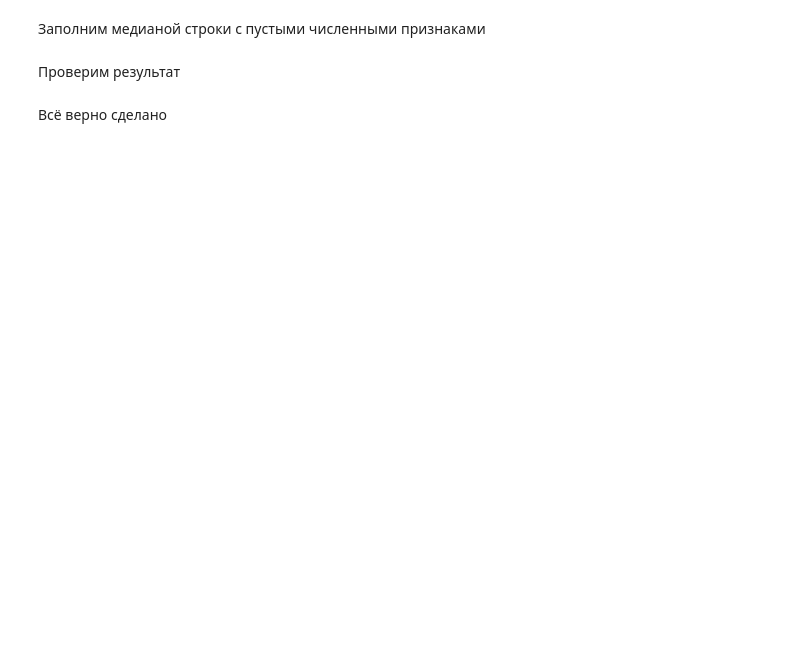
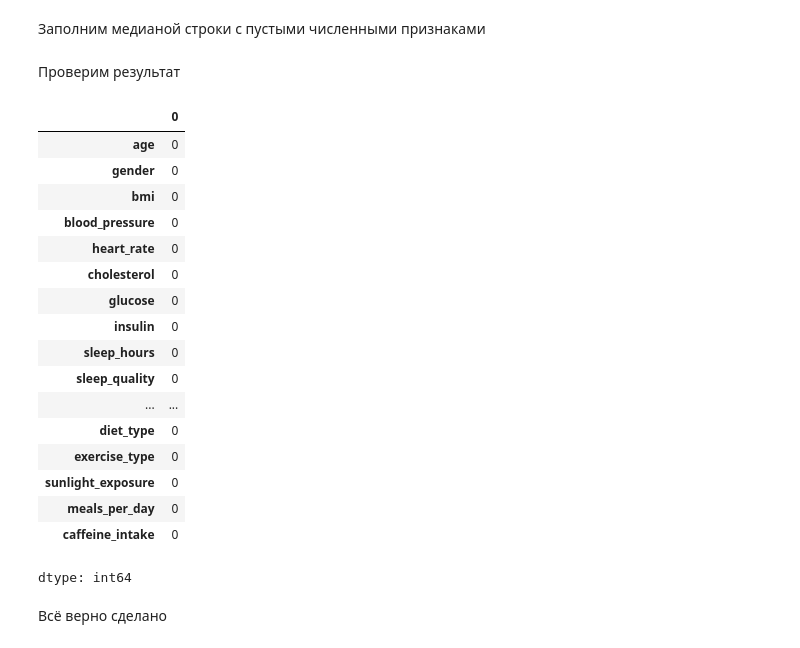
Before and after one commit to brick1ng5654/course-3, a Jupyter notebook: boml/lab_01/boml_lab01.ipynb, the cells around one changed output. Drawn from its saved outputs; the diff is of its cells as text; code cells hidden in the pictures; blank space fills up the shorter version.

```diff
--- a/boml/lab_01/boml_lab01.ipynb
+++ b/boml/lab_01/boml_lab01.ipynb
@@ -161,6 +293,25 @@ for col in df.columns:
 # %% [markdown]
 Проверим результат
 # %%
-df.isna().sum()
+X_train.isna().sum()
+# %% [output]
+|  | 0 |
+| age | 0 |
+| gender | 0 |
+| bmi | 0 |
+| blood_pressure | 0 |
+| heart_rate | 0 |
+| cholesterol | 0 |
+| glucose | 0 |
+| insulin | 0 |
+| sleep_hours | 0 |
+| sleep_quality | 0 |
+| ... | ... |
+| diet_type | 0 |
+| exercise_type | 0 |
+| sunlight_exposure | 0 |
+| meals_per_day | 0 |
+| caffeine_intake | 0 |
+dtype: int64
 # %% [markdown]
 Всё верно сделано
```
Also changed, not shown: parts of 31 cells of this notebook.
